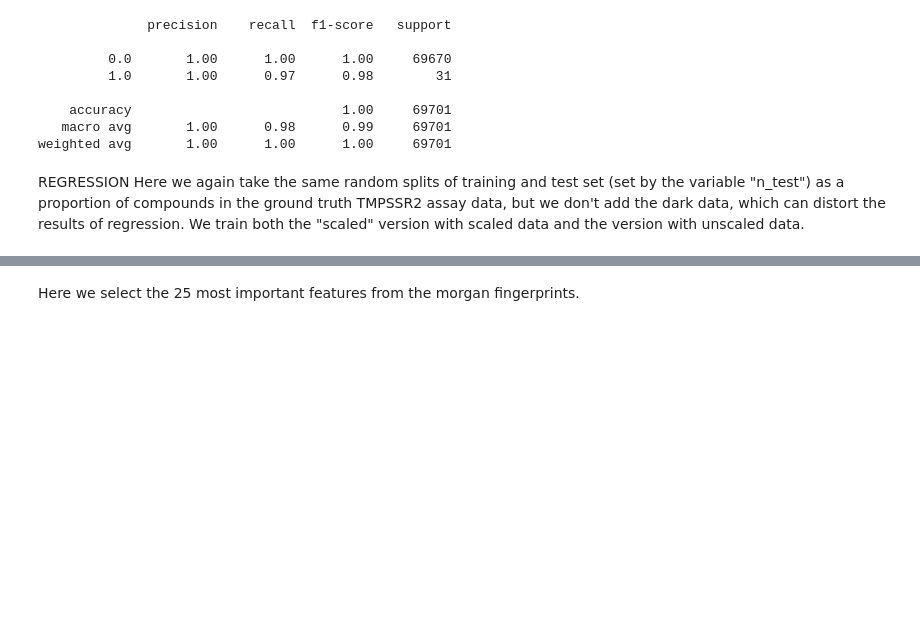
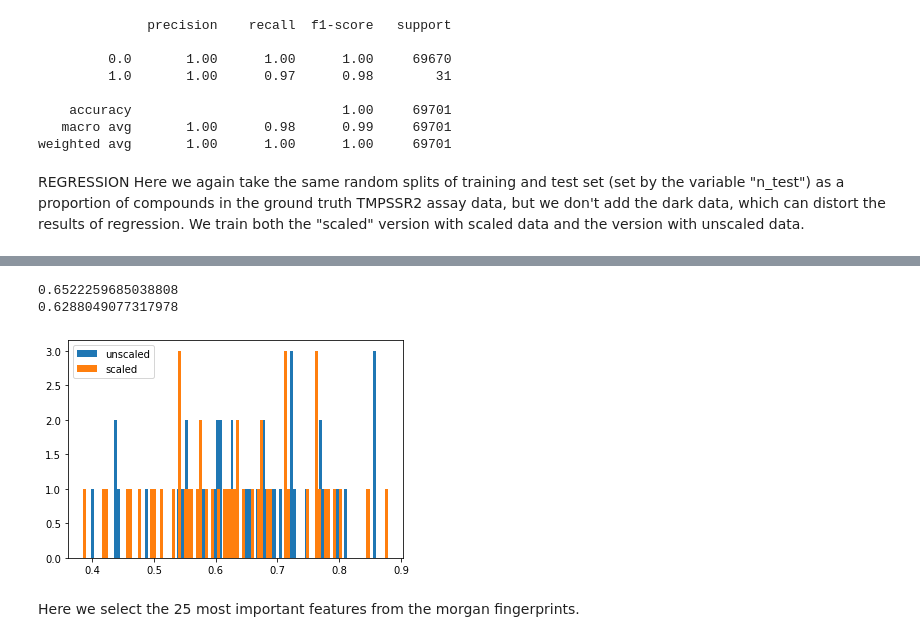
Before and after one commit to srensi/tmprss2, a Jupyter notebook: notebooks/random_forest_clean.ipynb, the cells around one changed output, grey strips where cells are left out. Cells and saved outputs as stored; diff of their text form; code cells hidden in the pictures; blank space fills up the shorter version.

```diff
--- a/notebooks/random_forest_clean.ipynb
+++ b/notebooks/random_forest_clean.ipynb
@@ -244,3 +196,13 @@ print(mean_squared_error(y2_test_reg, y_pred_regr_scaled_pos))
+# %%
+plt.hist(mse_unscaled, bins=100, label='unscaled')
+plt.hist(mse_scaled, bins=100, label='scaled')
+plt.legend()
+print(np.mean(mse_unscaled))
+print(np.mean(mse_scaled))
+# %% [output]
+0.6522259685038808
+0.6288049077317978
+[figure, added]
 # %% [markdown]
 Here we select the 25 most important features from the morgan fingerprints.
 # %%
```
Also changed, not shown: parts of 26 cells of this notebook, 2 other files.
